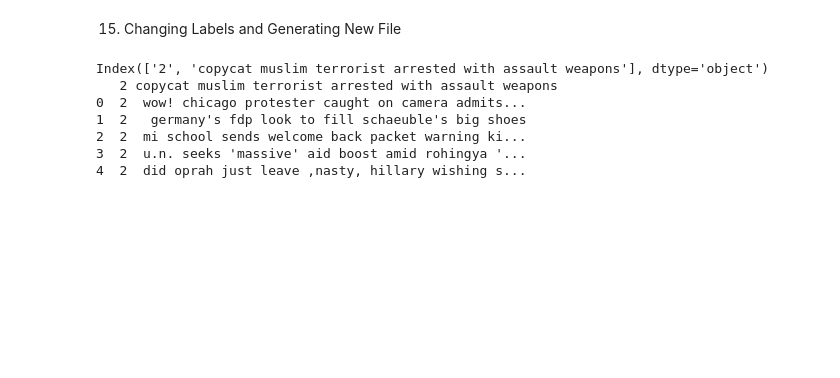
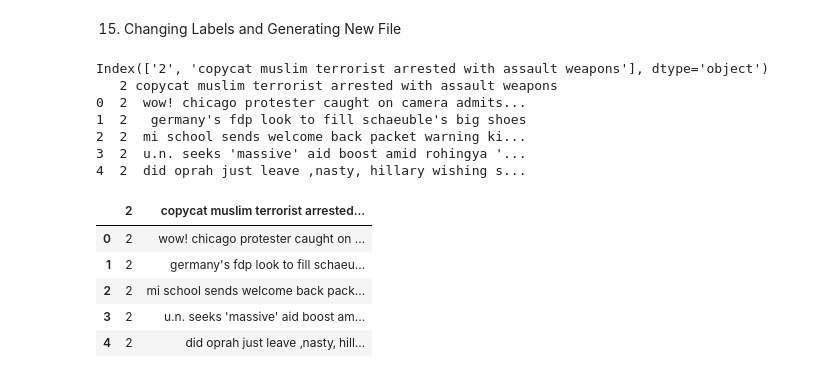
Before and after one commit to eagbdesign/project-3-nlp, a Jupyter notebook: main.ipynb, the cells around one changed output. Drawn from its saved outputs; the diff is of its cells as text; code cells hidden in the pictures; blank space fills up the shorter version.

```diff
--- a/main.ipynb
+++ b/main.ipynb
@@ -426,9 +426,9 @@ file_name = 'testing_data_lowercase_nolabels.csv'
 
 # Load the file with proper delimiter handling
 try:
-    data = pd.read_csv(file_name, delimiter='\t')  # Specify '\t' if tab-separated
-    print(data.columns)  # Display column names to confirm structure
-    print(data.head())  # Display first few rows
+    data_evaluation = pd.read_csv(file_name, delimiter='\t')  # Specify '\t' if tab-separated
+    print(data_evaluation.columns)  # Display column names to confirm structure
+    print(data_evaluation.head())  # Display first few rows
 except FileNotFoundError:
     print(f"Error: File '{file_name}' not found. Please check the file location and try again.")
 
@@ -441,3 +441,21 @@ Index(['2', 'copycat muslim terrorist arrested with assault weapons'], dtype='ob
 2  2  mi school sends welcome back packet warning ki...
 3  2  u.n. seeks 'massive' aid boost amid rohingya '...
 4  2  did oprah just leave ‚nasty‚ hillary wishing s...
+# %%
+#Test Data
+
+# Reduce the dataset size to speed up development (optional)
+#data_evaluation = data_evaluation.head(1000)  # Use a subset for faster development
+#print(data_evaluation.shape)
+
+# Handle missing values
+data_evaluation.fillna('', inplace=True)
+# %%
+data_evaluation.head()
+# %% [output]
+|  | 2 | copycat muslim terrorist arrested... |
+| 0 | 2 | wow! chicago protester caught on ... |
+| 1 | 2 | germany's fdp look to fill schaeu... |
+| 2 | 2 | mi school sends welcome back pack... |
+| 3 | 2 | u.n. seeks 'massive' aid boost am... |
+| 4 | 2 | did oprah just leave ‚nasty‚ hill... |
```
Also changed, not shown: parts of 20 cells of this notebook, 3 other files.
